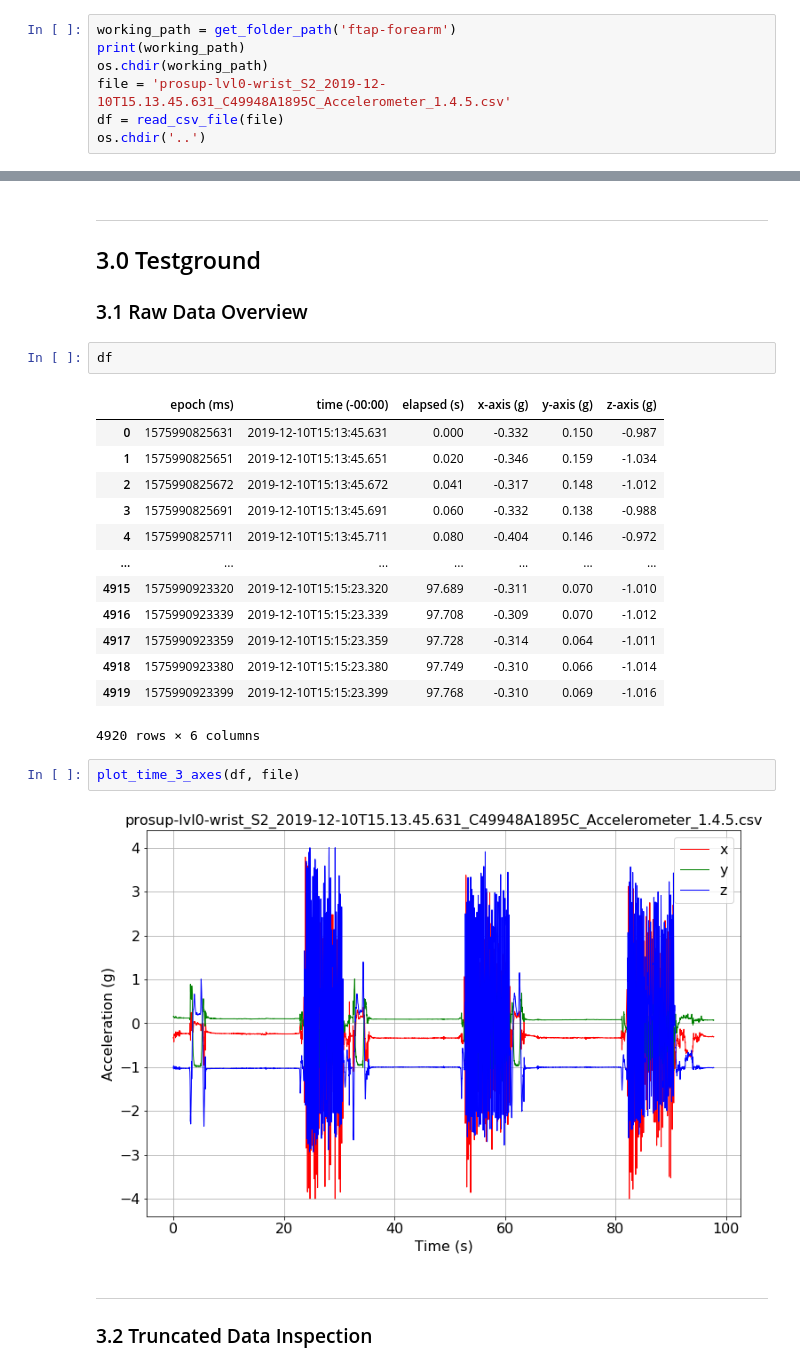
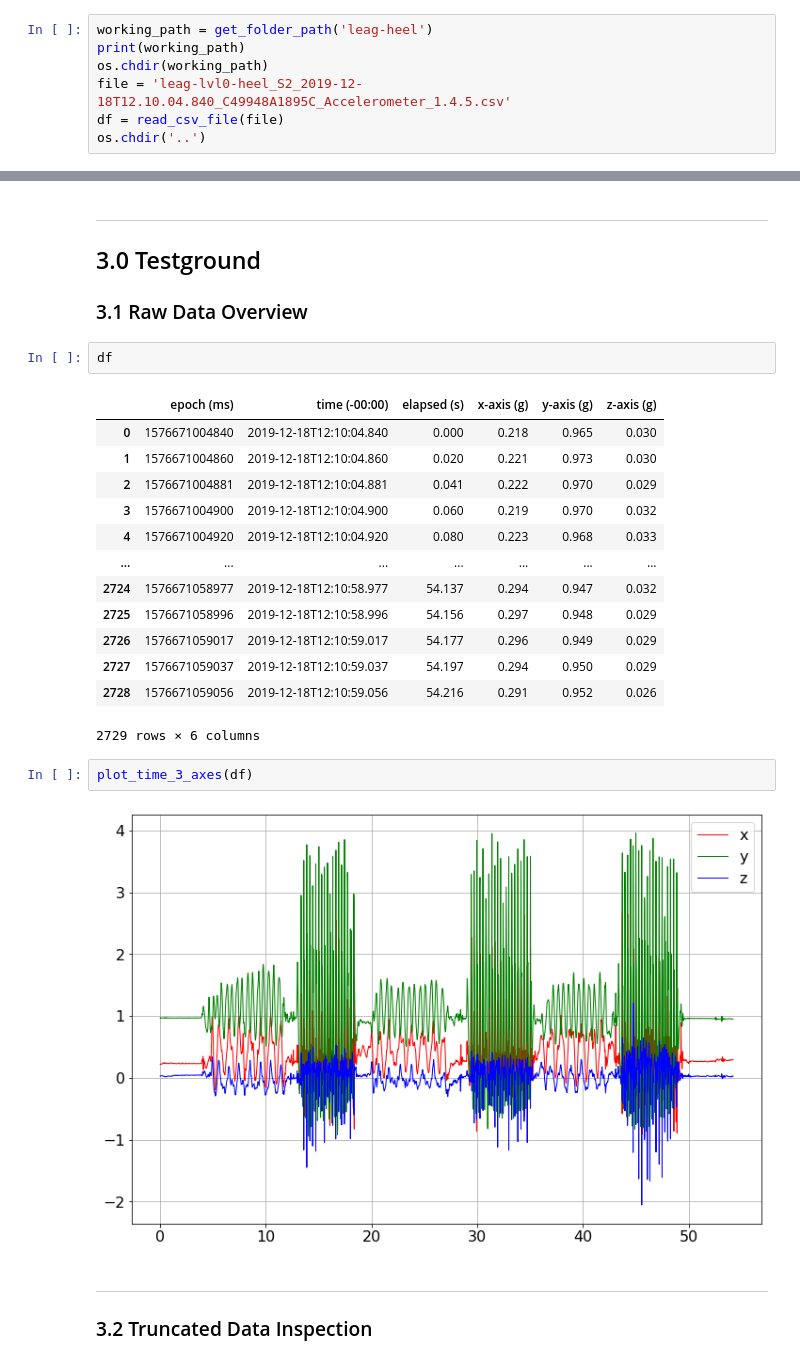
Before and after one commit to jwcn97/Parkinson-Disease-Repository, a Jupyter notebook: Testground/Test 3 - Chin Yang Playground/Ken_Test1/local.ipynb, the cells around one changed output, grey strips where cells are left out. Drawn from its saved outputs; the diff is of its cells as text.

Commit message:
leag

```diff
--- a/Testground/Test 3 - Chin Yang Playground/Ken_Test1/local.ipynb
+++ b/Testground/Test 3 - Chin Yang Playground/Ken_Test1/local.ipynb
@@ -59,8 +61,8 @@ C:\Users\User\Desktop\4th_year_project\Parkinson-Disease-Repository\Testground\T
 # %%
-working_path = get_folder_path('ftap-forearm')
+working_path = get_folder_path('leag-heel')
 print(working_path)
 os.chdir(working_path)
-file = 'prosup-lvl0-wrist_S2_2019-12-10T15.13.45.631_C49948A1895C_Accelerometer_1.4.5.csv'
+file = 'leag-lvl0-heel_S2_2019-12-18T12.10.04.840_C49948A1895C_Accelerometer_1.4.5.csv'
 df = read_csv_file(file)
 os.chdir('..')
 # %% [output]
@@ -73,22 +75,22 @@ C:\Users\User\Desktop\4th_year_project\Parkinson-Disease-Repository\Testground\T
 df
 # %% [output]
 |  | epoch (ms) | time (-00:00) | elapsed (s) | x-axis (g) | y-axis (g) | z-axis (g) |
-| 0 | 1575990825631 | 2019-12-10T15:13:45.631 | 0.000 | -0.332 | 0.150 | -0.987 |
-| 1 | 1575990825651 | 2019-12-10T15:13:45.651 | 0.020 | -0.346 | 0.159 | -1.034 |
-| 2 | 1575990825672 | 2019-12-10T15:13:45.672 | 0.041 | -0.317 | 0.148 | -1.012 |
-| 3 | 1575990825691 | 2019-12-10T15:13:45.691 | 0.060 | -0.332 | 0.138 | -0.988 |
-| 4 | 1575990825711 | 2019-12-10T15:13:45.711 | 0.080 | -0.404 | 0.146 | -0.972 |
+| 0 | 1576671004840 | 2019-12-18T12:10:04.840 | 0.000 | 0.218 | 0.965 | 0.030 |
+| 1 | 1576671004860 | 2019-12-18T12:10:04.860 | 0.020 | 0.221 | 0.973 | 0.030 |
+| 2 | 1576671004881 | 2019-12-18T12:10:04.881 | 0.041 | 0.222 | 0.970 | 0.029 |
+| 3 | 1576671004900 | 2019-12-18T12:10:04.900 | 0.060 | 0.219 | 0.970 | 0.032 |
+| 4 | 1576671004920 | 2019-12-18T12:10:04.920 | 0.080 | 0.223 | 0.968 | 0.033 |
 | ... | ... | ... | ... | ... | ... | ... |
-| 4915 | 1575990923320 | 2019-12-10T15:15:23.320 | 97.689 | -0.311 | 0.070 | -1.010 |
-| 4916 | 1575990923339 | 2019-12-10T15:15:23.339 | 97.708 | -0.309 | 0.070 | -1.012 |
-| 4917 | 1575990923359 | 2019-12-10T15:15:23.359 | 97.728 | -0.314 | 0.064 | -1.011 |
-| 4918 | 1575990923380 | 2019-12-10T15:15:23.380 | 97.749 | -0.310 | 0.066 | -1.014 |
-| 4919 | 1575990923399 | 2019-12-10T15:15:23.399 | 97.768 | -0.310 | 0.069 | -1.016 |
+| 2724 | 1576671058977 | 2019-12-18T12:10:58.977 | 54.137 | 0.294 | 0.947 | 0.032 |
+| 2725 | 1576671058996 | 2019-12-18T12:10:58.996 | 54.156 | 0.297 | 0.948 | 0.029 |
+| 2726 | 1576671059017 | 2019-12-18T12:10:59.017 | 54.177 | 0.296 | 0.949 | 0.029 |
+| 2727 | 1576671059037 | 2019-12-18T12:10:59.037 | 54.197 | 0.294 | 0.950 | 0.029 |
+| 2728 | 1576671059056 | 2019-12-18T12:10:59.056 | 54.216 | 0.291 | 0.952 | 0.026 |
-4920 rows × 6 columns
+2729 rows × 6 columns
 # %%
-plot_time_3_axes(df, file)
+plot_time_3_axes(df)
 # %% [output]
-[figure, old version]
+[figure, new version]
 # %% [markdown]
 ---
 ### 3.2 Truncated Data Inspection
```
Also changed, not shown: parts of 10 cells of this notebook, 12 other files.
